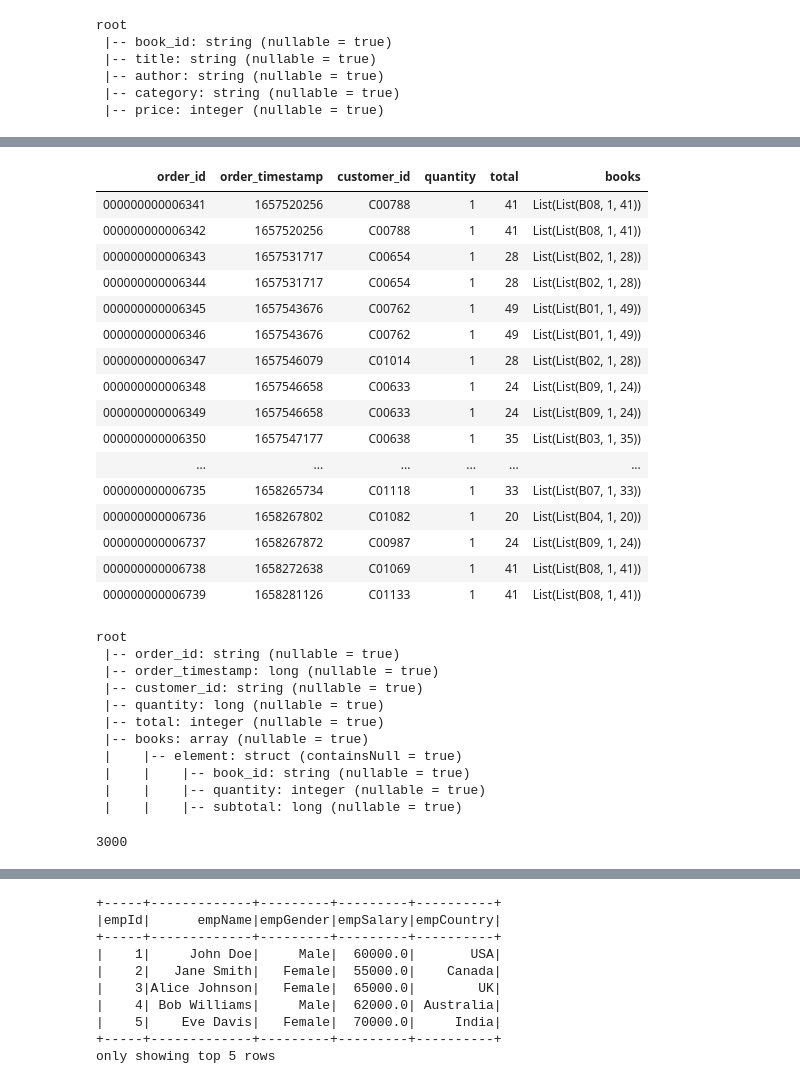
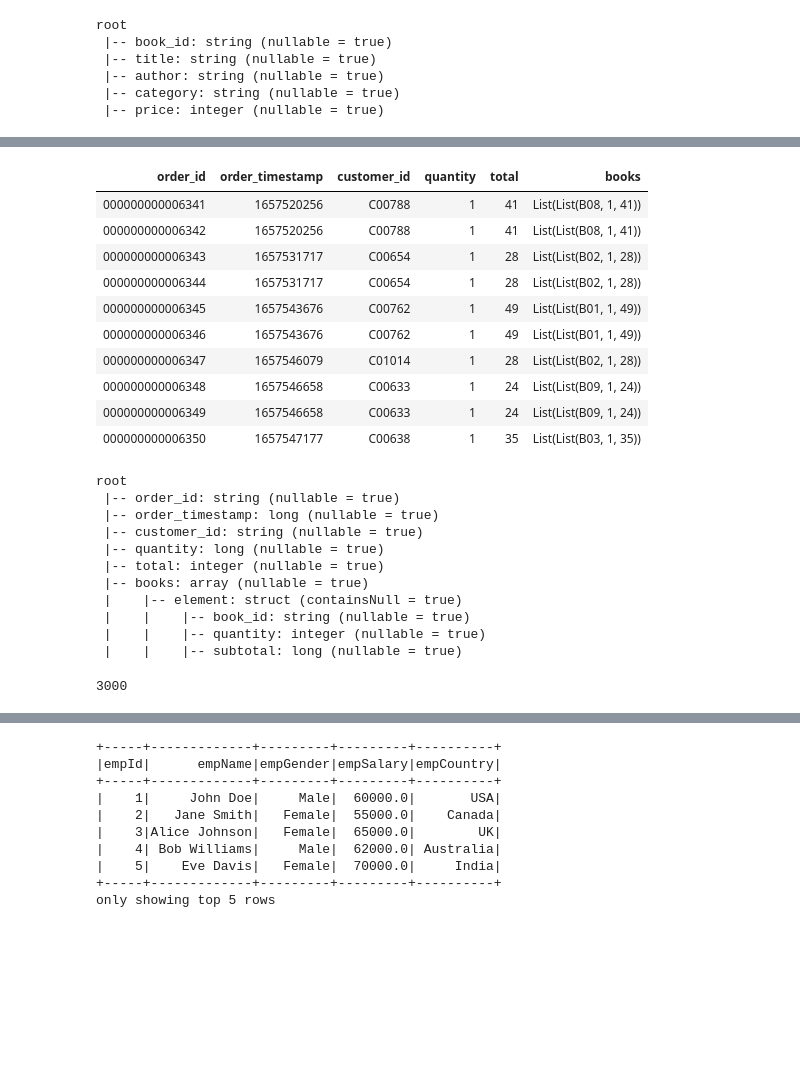
Before and after one commit to saidhuljohny2/Azure-Databricks-Training, a Jupyter notebook: session-wise/1.3 - Dataframes and Operations.ipynb, the cells around one changed output, grey strips where cells are left out. Cells and saved outputs as stored; diff of their text form; code cells hidden in the pictures; blank space fills up the shorter version.

```diff
--- a/session-wise/1.3 - Dataframes and Operations.ipynb
+++ b/session-wise/1.3 - Dataframes and Operations.ipynb
@@ -70,27 +64,21 @@ root
 # %%
 df_parquet = spark.read.parquet("dbfs:/FileStore/parquet/")
 
-display(df_parquet)
+display(df_parquet.limit(10))
 df_parquet.printSchema()
 df_parquet.count()
 # %% [output]
 | order_id | order_timestamp | customer_id | quantity | total | books |
 | 000000000006341 | 1657520256 | C00788 | 1 | 41 | List(List(B08, 1, 41)) |
 | 000000000006342 | 1657520256 | C00788 | 1 | 41 | List(List(B08, 1, 41)) |
 | 000000000006343 | 1657531717 | C00654 | 1 | 28 | List(List(B02, 1, 28)) |
 | 000000000006344 | 1657531717 | C00654 | 1 | 28 | List(List(B02, 1, 28)) |
 | 000000000006345 | 1657543676 | C00762 | 1 | 49 | List(List(B01, 1, 49)) |
 | 000000000006346 | 1657543676 | C00762 | 1 | 49 | List(List(B01, 1, 49)) |
 | 000000000006347 | 1657546079 | C01014 | 1 | 28 | List(List(B02, 1, 28)) |
 | 000000000006348 | 1657546658 | C00633 | 1 | 24 | List(List(B09, 1, 24)) |
 | 000000000006349 | 1657546658 | C00633 | 1 | 24 | List(List(B09, 1, 24)) |
 | 000000000006350 | 1657547177 | C00638 | 1 | 35 | List(List(B03, 1, 35)) |
-| ... | ... | ... | ... | ... | ... |
-| 000000000006735 | 1658265734 | C01118 | 1 | 33 | List(List(B07, 1, 33)) |
-| 000000000006736 | 1658267802 | C01082 | 1 | 20 | List(List(B04, 1, 20)) |
-| 000000000006737 | 1658267872 | C00987 | 1 | 24 | List(List(B09, 1, 24)) |
-| 000000000006738 | 1658272638 | C01069 | 1 | 41 | List(List(B08, 1, 41)) |
-| 000000000006739 | 1658281126 | C01133 | 1 | 41 | List(List(B08, 1, 41)) |
 root
  |-- order_id: string (nullable = true)
  |-- order_timestamp: long (nullable = true)
```
Also changed, not shown: parts of 4 cells of this notebook.
